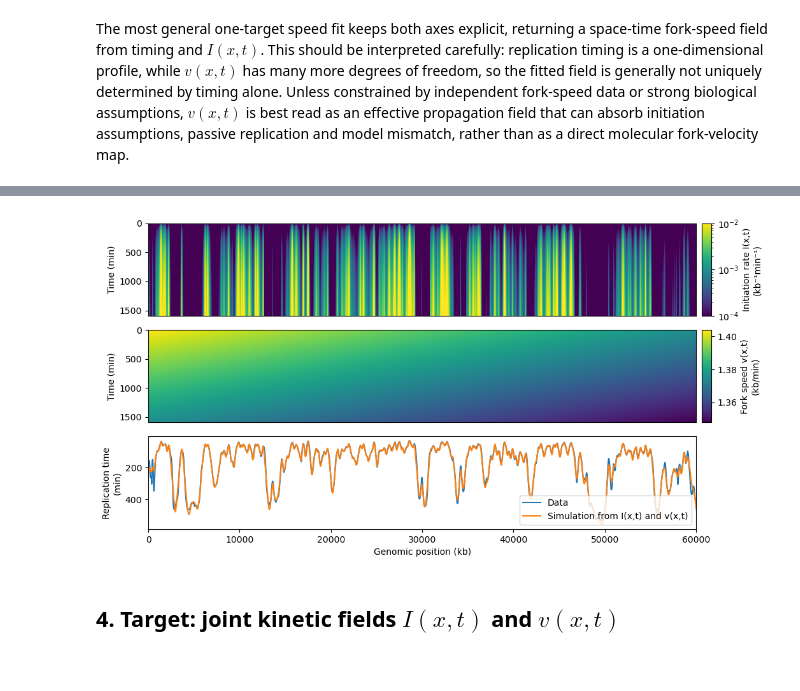
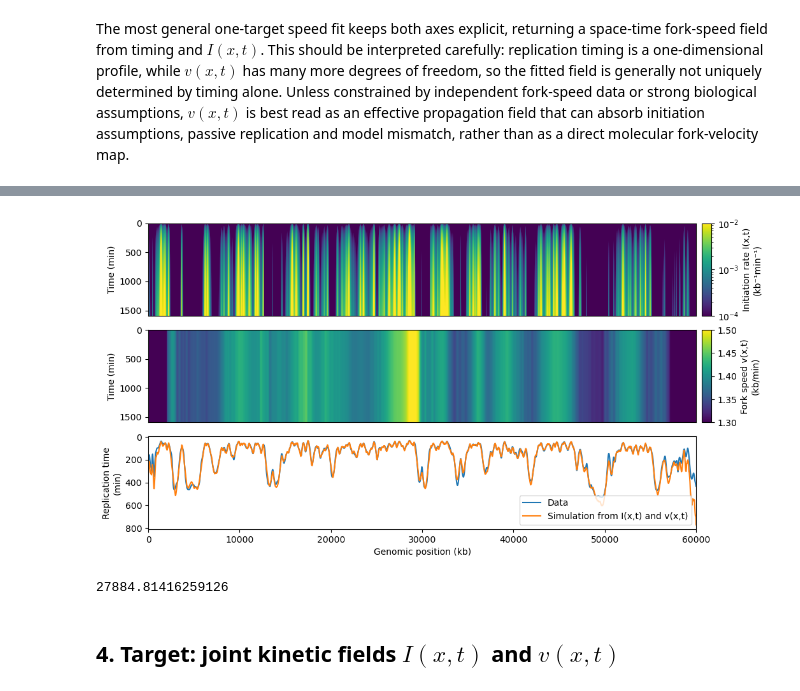
Before and after one commit to fberkemeier/DNAscape, a Jupyter notebook: examples/2-mapping.ipynb, the cells around one changed output, grey strips where cells are left out. Cells and saved outputs as stored; diff of their text form; code cells hidden in the pictures.

```diff
--- a/examples/2-mapping.ipynb
+++ b/examples/2-mapping.ipynb
@@ -475,7 +475,7 @@ fork_speed_spacetime_from_Ixt = rmap(
     target="fork_speed",
     assumptions={
         "target_form": "spacetime",
-        "target_shape": "free",
+        "target_shape": "best",
         "maxiter": 20,
     }
 )
@@ -492,7 +489,7 @@ replication_timing_sim_Ixt_vxt = rsim(
         "fork_speed": fork_speed_spacetime_from_Ixt,
     },
     assumptions={
-        "sim_number": 100,
+        "sim_number": 20,
     },
 )["replication_timing"]
 # %% [output]
@@ -500,26 +497,30 @@ replication_timing_sim_Ixt_vxt = rsim(
 # %%
 mplotf(
     [
         firing_rate_xt,
         fork_speed_spacetime_from_Ixt,
         [replication_timing, replication_timing_sim_Ixt_vxt],
     ],
     mlabels=[
         ["Initiation rate I(x,t)\n(kb⁻¹min⁻¹)"],
         ["Fork speed v(x,t)\n(kb/min)"],
         ["Data", "Simulation from I(x,t) and v(x,t)"],
     ],
     mx_array=positions_kb,
     mresolution_t=[5, 5, 1],
     minvyQ=True,
     mlogzQ=[True, False, False],
-    mlimsz=[(0.0001,0.01), None, None],
+    mlimsz=[(0.0001,0.01), (1.3, 1.5), None],
     mxtitle="Genomic position (kb)",
     mytitle=["Time (min)", "Time (min)", "Replication time\n(min)"],
     figsize=(10, 2),
 )
 # %% [output]
-[figure, old version]
+[figure, new version]
+# %%
+mean_squared_error(replication_timing, replication_timing_sim_Ixt_vxt)
+# %% [output]
+27884.81416259126
 # %% [markdown]
 ## 4. Target: joint kinetic fields $I(x,t)$ and $v(x,t)$
 # %% [markdown]
```
Also changed, not shown: parts of 8 cells of this notebook, 9 other files.
